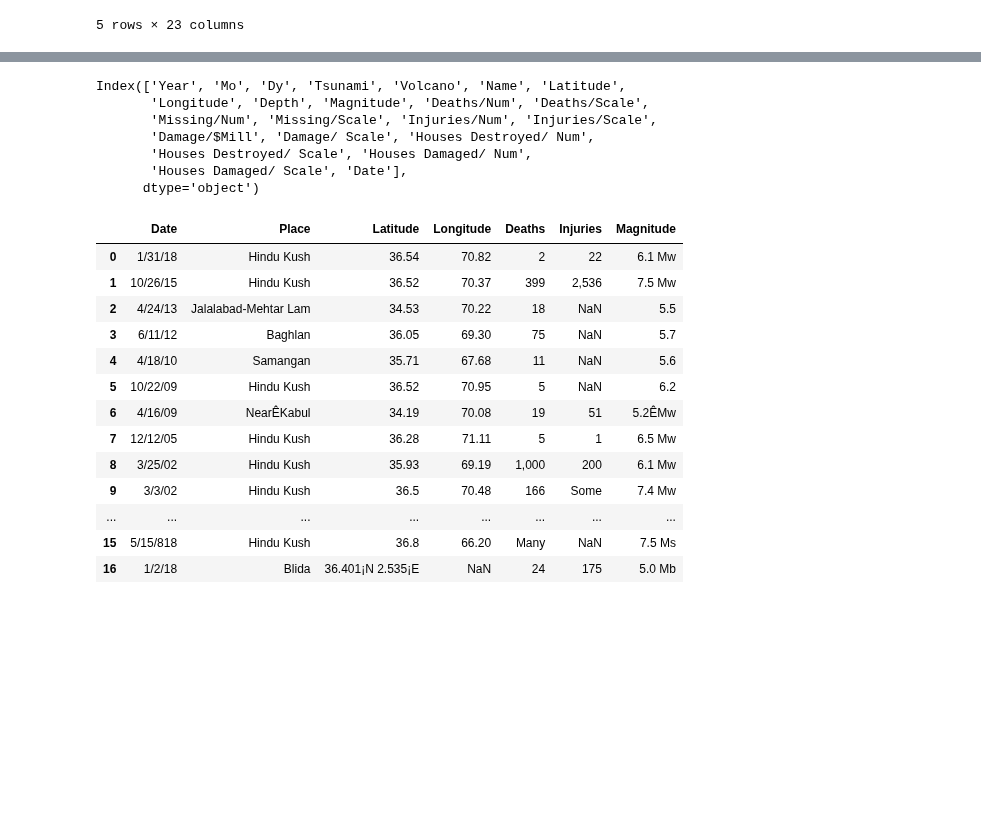
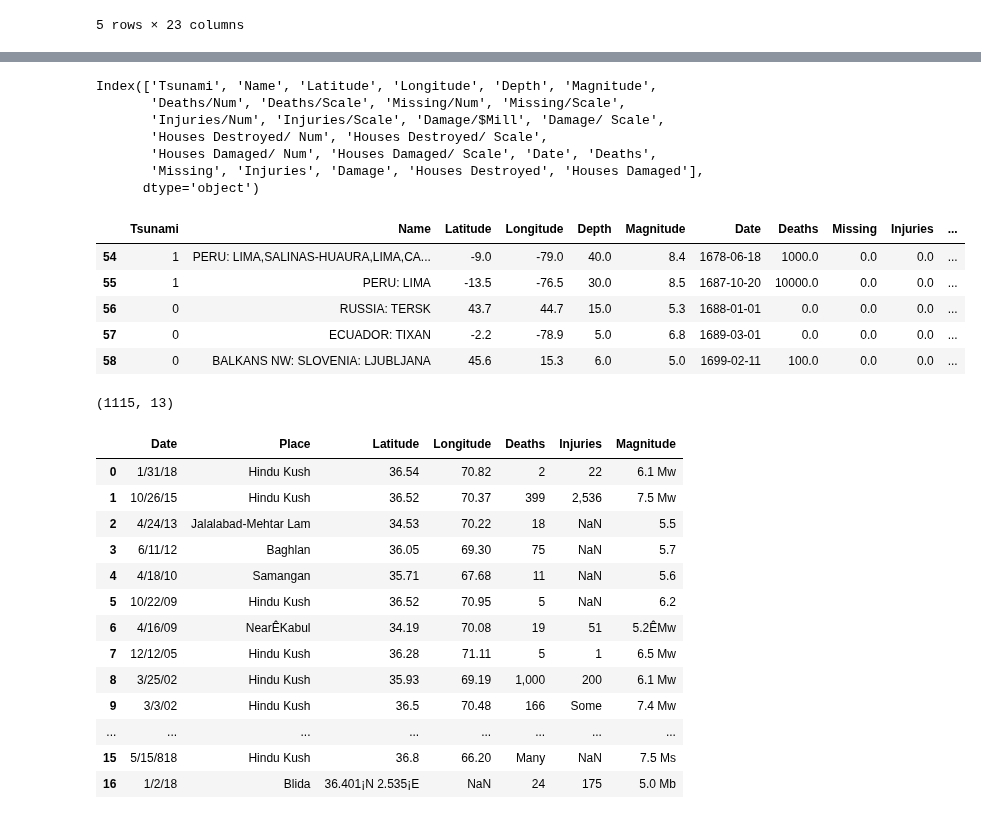
Before and after one commit to labs13-quake-viewer/ds-notebooks, a Jupyter notebook: Earthquake-Damage.ipynb, the cells around one changed output, grey strips where cells are left out. Saved outputs shown, nothing was run; the diff lists cells and outputs as text; code cells hidden in the pictures; blank space fills up the shorter version.

```diff
--- a/Earthquake-Damage.ipynb
+++ b/Earthquake-Damage.ipynb
@@ -84,0 +170,6 @@ damage.head()
+# %%
+damage_used['Houses Destroyed/ Scale'] = np.where(damage_used['Houses Destroyed/ Scale'] == 1, 50, damage_used['Houses Destroyed/ Scale'])
+damage_used['Houses Destroyed/ Scale'] = np.where(damage_used['Houses Destroyed/ Scale'] == 2, 100, damage_used['Houses Destroyed/ Scale'])
+damage_used['Houses Destroyed/ Scale'] = np.where(damage_used['Houses Destroyed/ Scale'] == 3, 1000, damage_used['Houses Destroyed/ Scale'])
+damage_used['Houses Destroyed/ Scale'] = np.where(damage_used['Houses Destroyed/ Scale'] == 4, 5000, damage_used['Houses Destroyed/ Scale'])
+damage_used.head()
@@ -84,0 +183,6 @@ damage.head()
+# %%
+damage_used['Houses Damaged/ Scale'] = np.where(damage_used['Houses Damaged/ Scale'] == 1, 50, damage_used['Houses Damaged/ Scale'])
+damage_used['Houses Damaged/ Scale'] = np.where(damage_used['Houses Damaged/ Scale'] == 2, 100, damage_used['Houses Damaged/ Scale'])
+damage_used['Houses Damaged/ Scale'] = np.where(damage_used['Houses Damaged/ Scale'] == 2, 1000, damage_used['Houses Damaged/ Scale'])
+damage_used['Houses Damaged/ Scale'] = np.where(damage_used['Houses Damaged/ Scale'] == 2, 5000, damage_used['Houses Damaged/ Scale'])
+damage_used.head()
@@ -84,0 +196,8 @@ damage.head()
+# %%
+damage_used['Deaths'] = damage_used['Deaths/Scale'] + damage_used['Deaths/Num']
+damage_used['Missing'] = damage_used['Missing/Scale'] + damage_used['Missing/Num']
+damage_used['Injuries'] = damage_used['Injuries/Scale'] + damage_used['Injuries/Num']
+damage_used['Damage'] = damage_used['Damage/ Scale'] + damage_used['Damage/$Mill']
+damage_used['Houses Destroyed'] = damage_used['Houses Destroyed/ Num'] + damage_used['Houses Destroyed/ Scale']
+damage_used['Houses Damaged'] = damage_used['Houses Damaged/ Num'] + damage_used['Houses Damaged/ Scale']
+damage_used.head()
@@ -89,15 +216,34 @@ damage.head()
 # )
 # damage.head()
 # %%
-damage.columns
+damage_used.columns
 # %% [output]
-Index(['Year', 'Mo', 'Dy', 'Tsunami', 'Volcano', 'Name', 'Latitude',
-       'Longitude', 'Depth', 'Magnitude', 'Deaths/Num', 'Deaths/Scale',
-       'Missing/Num', 'Missing/Scale', 'Injuries/Num', 'Injuries/Scale',
-       'Damage/$Mill', 'Damage/ Scale', 'Houses Destroyed/ Num',
-       'Houses Destroyed/ Scale', 'Houses Damaged/ Num',
-       'Houses Damaged/ Scale', 'Date'],
+Index(['Tsunami', 'Name', 'Latitude', 'Longitude', 'Depth', 'Magnitude',
+       'Deaths/Num', 'Deaths/Scale', 'Missing/Num', 'Missing/Scale',
+       'Injuries/Num', 'Injuries/Scale', 'Damage/$Mill', 'Damage/ Scale',
+       'Houses Destroyed/ Num', 'Houses Destroyed/ Scale',
+       'Houses Damaged/ Num', 'Houses Damaged/ Scale', 'Date', 'Deaths',
+       'Missing', 'Injuries', 'Damage', 'Houses Destroyed', 'Houses Damaged'],
       dtype='object')
+# %%
+final_damage = damage_used.copy()
+# %%
+final_damage = final_damage.drop(['Deaths/Num', 'Deaths/Scale', 'Missing/Num', 'Missing/Scale',
+       'Injuries/Num', 'Injuries/Scale', 'Damage/$Mill', 'Damage/ Scale',
+       'Houses Destroyed/ Num', 'Houses Destroyed/ Scale',
+       'Houses Damaged/ Num', 'Houses Damaged/ Scale'], axis=1)
+final_damage.head()
+# %% [output]
+|  | Tsunami | Name | Latitude | Longitude | Depth | Magnitude | Date | Deaths | Missing | Injuries | ... |
+| 54 | 1 | PERU: LIMA,SALINAS-HUAURA,LIMA,CA... | -9.0 | -79.0 | 40.0 | 8.4 | 1678-06-18 | 1000.0 | 0.0 | 0.0 | ... |
+| 55 | 1 | PERU: LIMA | -13.5 | -76.5 | 30.0 | 8.5 | 1687-10-20 | 10000.0 | 0.0 | 0.0 | ... |
+| 56 | 0 | RUSSIA: TERSK | 43.7 | 44.7 | 15.0 | 5.3 | 1688-01-01 | 0.0 | 0.0 | 0.0 | ... |
+| 57 | 0 | ECUADOR: TIXAN | -2.2 | -78.9 | 5.0 | 6.8 | 1689-03-01 | 0.0 | 0.0 | 0.0 | ... |
+| 58 | 0 | BALKANS NW: SLOVENIA: LJUBLJANA | 45.6 | 15.3 | 6.0 | 5.0 | 1699-02-11 | 100.0 | 0.0 | 0.0 | ... |
+# %%
+final_damage.shape
+# %% [output]
+(1115, 13)
 # %%
 deaths = pd.read_csv('https://raw.githubusercontent.com/'
                      'labs13-quake-viewer/ds-data/danielle-romanoff/'
```
Also changed, not shown: parts of 11 cells of this notebook.
